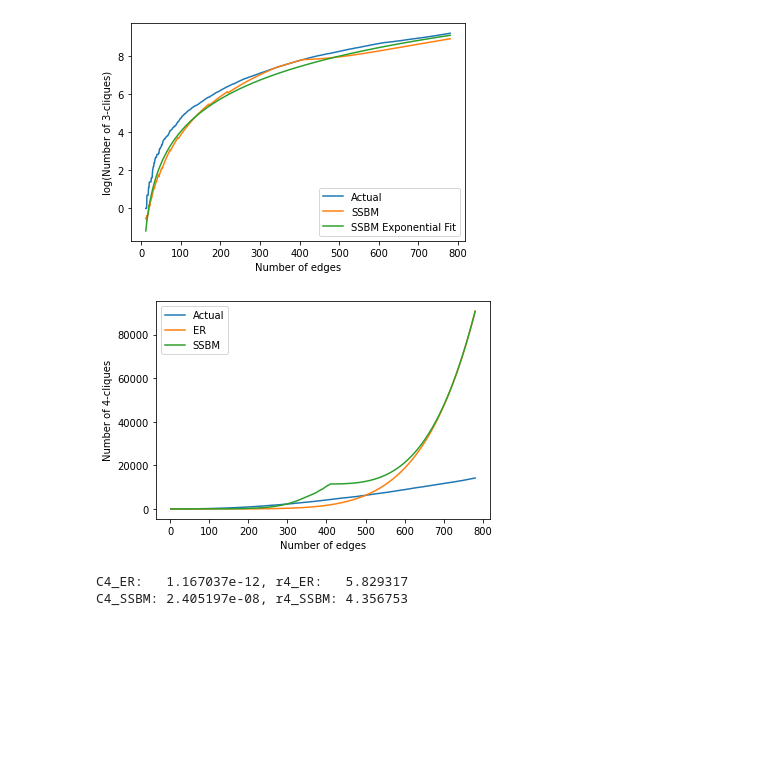
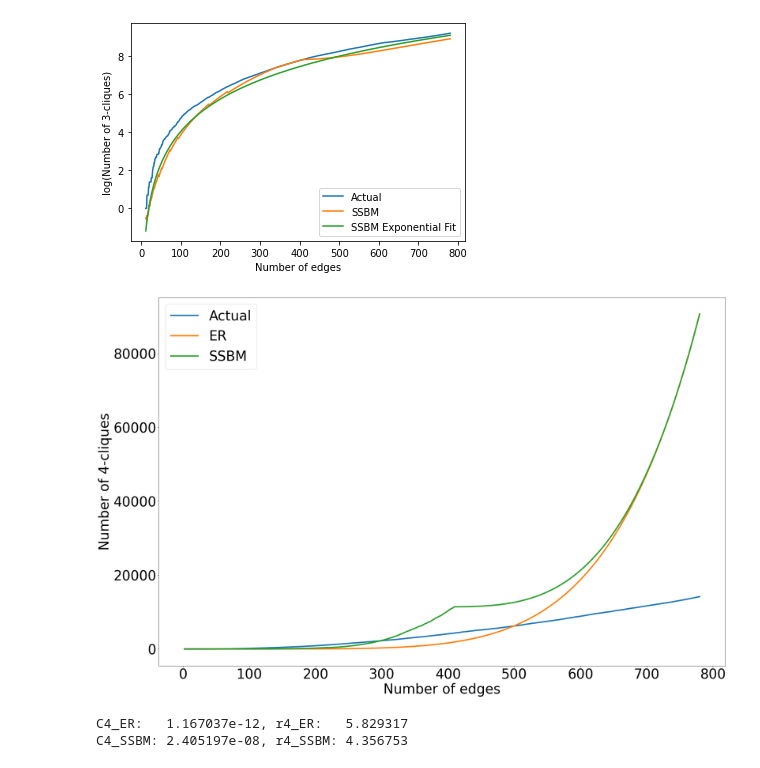
Before and after one commit to Aurathic/amsc420-project-2, a Jupyter notebook: project2/1_Random_graph_model_testing.ipynb, the cells around one changed output. Saved outputs shown, nothing was run; the diff lists cells and outputs as text; code cells hidden in the pictures; blank space fills up the shorter version.

```diff
--- a/project2/1_Random_graph_model_testing.ipynb
+++ b/project2/1_Random_graph_model_testing.ipynb
@@ -4,6 +4,13 @@
 %run functions_1.ipynb
 # %% [output]
 Part I functions imported.
+# %%
+import matplotlib
+font = {'size': 40}
+matplotlib.rc('font', **font)
+plt.rcParams['axes.facecolor']='white'
+plt.rcParams['savefig.facecolor']='white'
+plt.rcParams['savefig.dpi']=50
 # %%
 # For this task use the full weight matrix V.
 adj_matrix = np.genfromtxt("data/sgb128Nodes41to80_weight.txt", delimiter=' ', skip_header=1)
@@ -144,17 +152,18 @@ plt.show()
 # %%
 # 6. Plot q4, ER4 and SSBM 4 on the same plot. Estimate the exponent r
 # from the power law y(k) ∼ Ckr by a linear fit in the log-log plot, after you
 # discard, say 100 first entries. Call C4,ER, r4,ER and C4,SSBM , r4,SSBM
 # the respective parameters.
-plt.plot(k, q4, label="Actual")
-plt.plot(k, ER4, label="ER")
-plt.plot(k, SSBM4, label="SSBM")
+plt.figure(figsize=(30,20))
+plt.plot(k, q4, label="Actual", linewidth=4)
+plt.plot(k, ER4, label="ER", linewidth=4)
+plt.plot(k, SSBM4, label="SSBM", linewidth=4)
 plt.xlabel("Number of edges")
 plt.ylabel("Number of 4-cliques")
 plt.legend()
-plt.show()
+plt.savefig("images/4_clique_er_ssbm.png")
 # %% [output]
-[figure, old version]
+[figure, new version]
 # %%
 discard_first_n = 100
 
```
Also changed, not shown: parts of 1 cell of this notebook, 6 other files.
